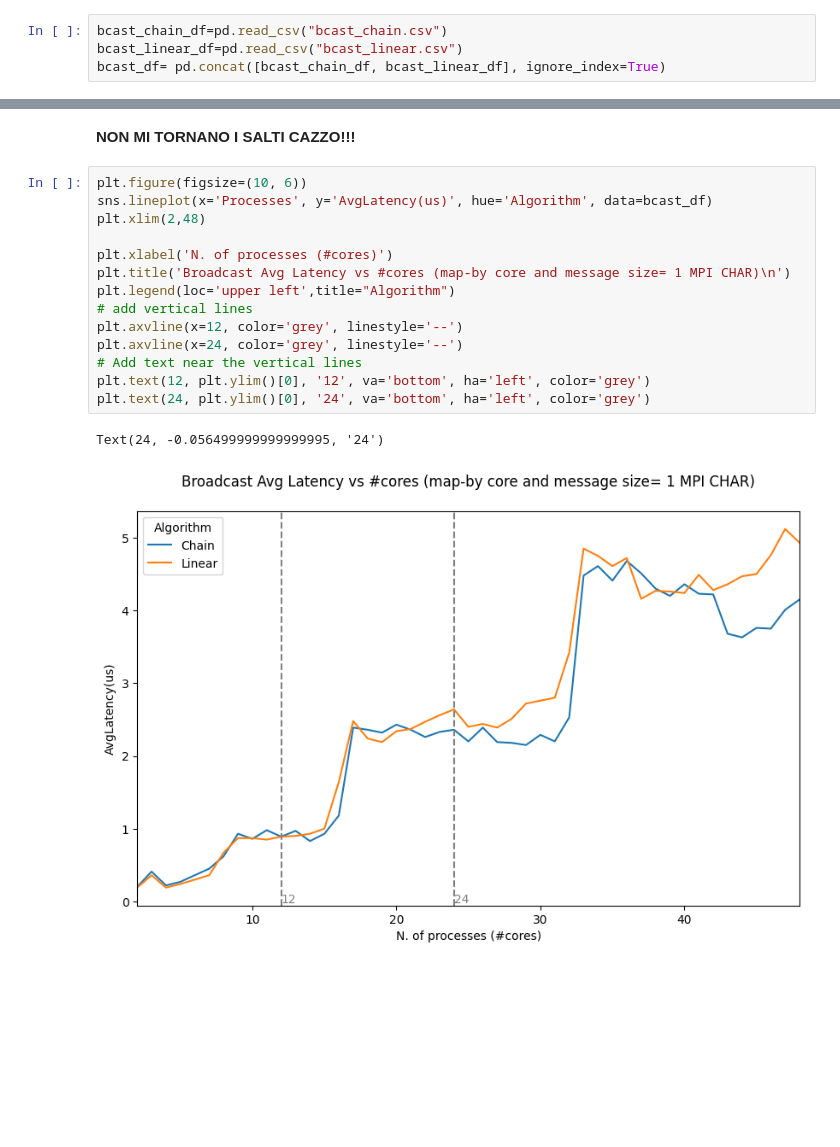
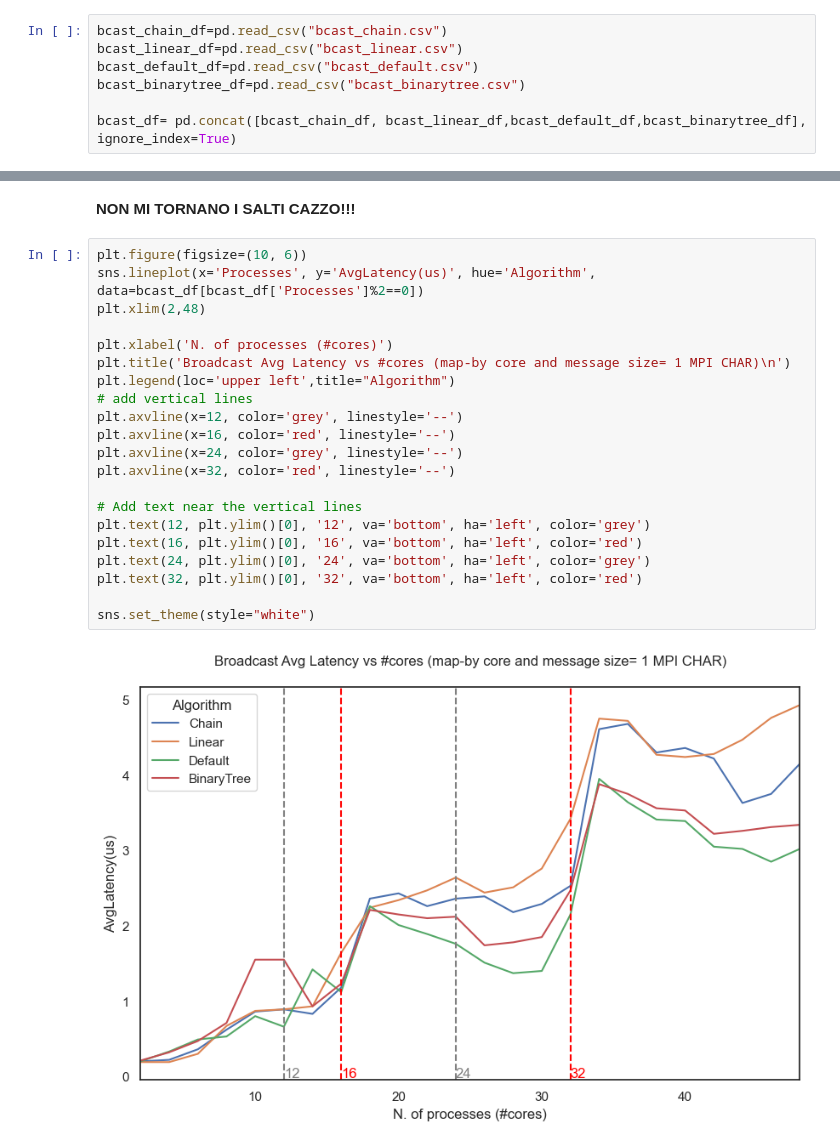
Before and after one commit to giuliofantuzzi/HPC_FinalProject, a Jupyter notebook: exercise1/bcast_THIN/bcast_results/analysis.ipynb, the cells around one changed output, grey strips where cells are left out. Drawn from its saved outputs; the diff is of its cells as text; blank space fills up the shorter version.

```diff
--- a/exercise1/bcast_THIN/bcast_results/analysis.ipynb
+++ b/exercise1/bcast_THIN/bcast_results/analysis.ipynb
@@ -6,4 +6,7 @@ import pandas as pd
 # %%
 bcast_chain_df=pd.read_csv("bcast_chain.csv")
 bcast_linear_df=pd.read_csv("bcast_linear.csv")
-bcast_df= pd.concat([bcast_chain_df, bcast_linear_df], ignore_index=True)
+bcast_default_df=pd.read_csv("bcast_default.csv")
+bcast_binarytree_df=pd.read_csv("bcast_binarytree.csv")
+
+bcast_df= pd.concat([bcast_chain_df, bcast_linear_df,bcast_default_df,bcast_binarytree_df], ignore_index=True)
@@ -18,18 +14,24 @@ plt.axvline(x=24, color='grey', linestyle='--')
 **NON MI TORNANO I SALTI CAZZO!!!**
 # %%
 plt.figure(figsize=(10, 6))
-sns.lineplot(x='Processes', y='AvgLatency(us)', hue='Algorithm', data=bcast_df)
+sns.lineplot(x='Processes', y='AvgLatency(us)', hue='Algorithm', data=bcast_df[bcast_df['Processes']%2==0])
 plt.xlim(2,48)
 
 plt.xlabel('N. of processes (#cores)')
 plt.title('Broadcast Avg Latency vs #cores (map-by core and message size= 1 MPI CHAR)\n')
 plt.legend(loc='upper left',title="Algorithm")
 # add vertical lines
 plt.axvline(x=12, color='grey', linestyle='--')
+plt.axvline(x=16, color='red', linestyle='--')
 plt.axvline(x=24, color='grey', linestyle='--')
+plt.axvline(x=32, color='red', linestyle='--')
+
 # Add text near the vertical lines
 plt.text(12, plt.ylim()[0], '12', va='bottom', ha='left', color='grey')
+plt.text(16, plt.ylim()[0], '16', va='bottom', ha='left', color='red')
 plt.text(24, plt.ylim()[0], '24', va='bottom', ha='left', color='grey')
+plt.text(32, plt.ylim()[0], '32', va='bottom', ha='left', color='red')
+
+sns.set_theme(style="white")
 # %% [output]
-Text(24, -0.056499999999999995, '24')
-[figure, old version]
+[figure, new version]
```
Also changed, not shown: parts of 2 cells of this notebook, 3 other files.
